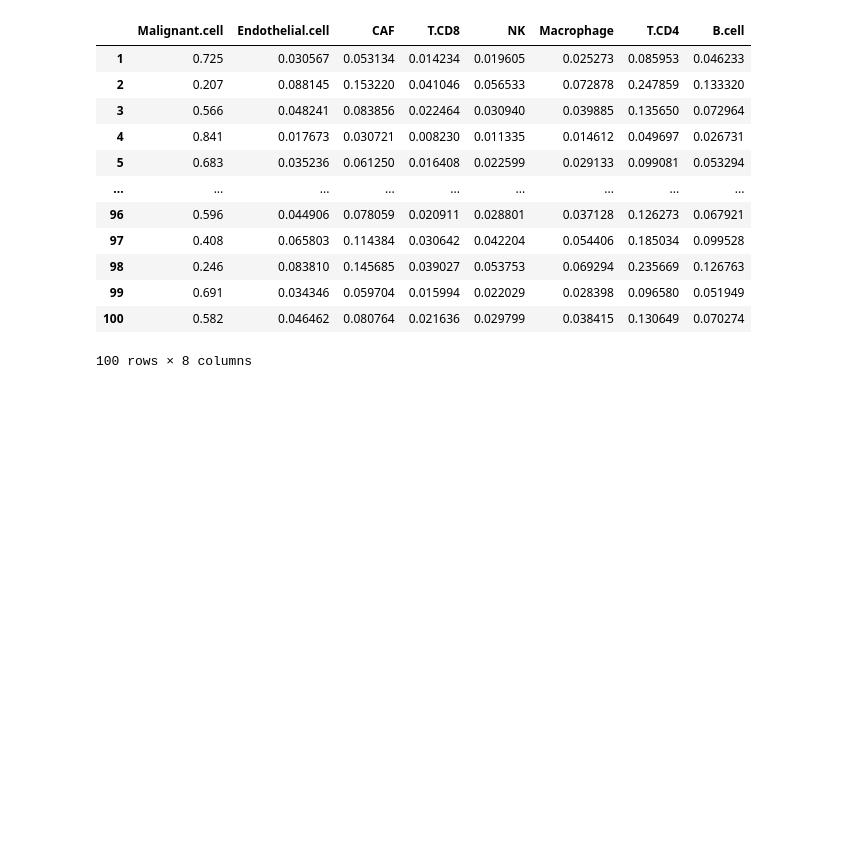
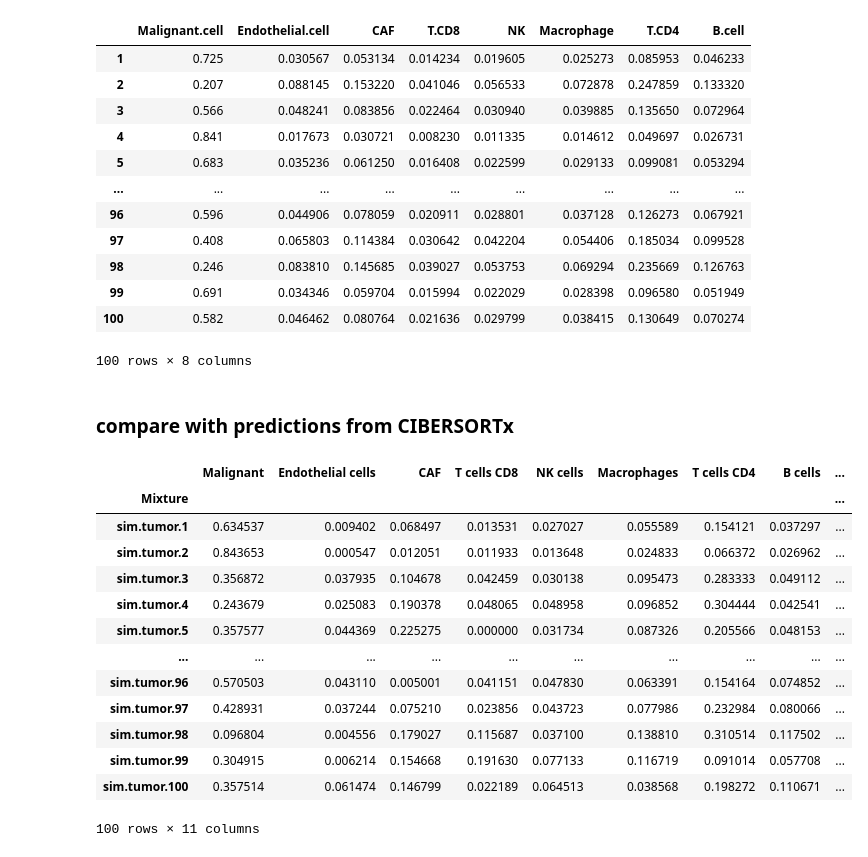
Before and after one commit to davidliu-lab/deconv, a Jupyter notebook: Load data from Derek's txt files.ipynb, the cells around one changed output. Drawn from its saved outputs; the diff is of its cells as text; code cells hidden in the pictures; blank space fills up the shorter version.

Commit message:
Add reading inputs and outouts from CIBERSORTx

```diff
--- a/Load data from Derek's txt files.ipynb
+++ b/Load data from Derek's txt files.ipynb
@@ -199,6 +188,28 @@ pd.read_csv(
 | 99 | 0.691 | 0.034346 | 0.059704 | 0.015994 | 0.022029 | 0.028398 | 0.096580 | 0.051949 |
 | 100 | 0.582 | 0.046462 | 0.080764 | 0.021636 | 0.029799 | 0.038415 | 0.130649 | 0.070274 |
 100 rows × 8 columns
+# %% [markdown]
+### compare with predictions from CIBERSORTx
+# %%
+# fp = "./data/dropbox/Dave Liu Lab/Derek/simulations/experiments/cibersortx/cibersortx_sim_0.5sd/CIBERSORTxGEP_Job3_Weights.txt"
+fp = "./data/dropbox/Dave Liu Lab/Derek/simulations/experiments/cibersortx/cibersortx_sim_0.5sd/CIBERSORTxGEP_Job3_Fractions-Adjusted.txt"
+
+pd.read_csv(fp, sep="\t", index_col="Mixture")
+# %% [output]
+|  | Malignant | Endothelial cells | CAF | T cells CD8 | NK cells | Macrophages | T cells CD4 | B cells | ... |
+| Mixture |  |  |  |  |  |  |  |  | ... |
+| sim.tumor.1 | 0.634537 | 0.009402 | 0.068497 | 0.013531 | 0.027027 | 0.055589 | 0.154121 | 0.037297 | ... |
+| sim.tumor.2 | 0.843653 | 0.000547 | 0.012051 | 0.011933 | 0.013648 | 0.024833 | 0.066372 | 0.026962 | ... |
+| sim.tumor.3 | 0.356872 | 0.037935 | 0.104678 | 0.042459 | 0.030138 | 0.095473 | 0.283333 | 0.049112 | ... |
+| sim.tumor.4 | 0.243679 | 0.025083 | 0.190378 | 0.048065 | 0.048958 | 0.096852 | 0.304444 | 0.042541 | ... |
+| sim.tumor.5 | 0.357577 | 0.044369 | 0.225275 | 0.000000 | 0.031734 | 0.087326 | 0.205566 | 0.048153 | ... |
+| ... | ... | ... | ... | ... | ... | ... | ... | ... | ... |
+| sim.tumor.96 | 0.570503 | 0.043110 | 0.005001 | 0.041151 | 0.047830 | 0.063391 | 0.154164 | 0.074852 | ... |
+| sim.tumor.97 | 0.428931 | 0.037244 | 0.075210 | 0.023856 | 0.043723 | 0.077986 | 0.232984 | 0.080066 | ... |
+| sim.tumor.98 | 0.096804 | 0.004556 | 0.179027 | 0.115687 | 0.037100 | 0.138810 | 0.310514 | 0.117502 | ... |
+| sim.tumor.99 | 0.304915 | 0.006214 | 0.154668 | 0.191630 | 0.077133 | 0.116719 | 0.091014 | 0.057708 | ... |
+| sim.tumor.100 | 0.357514 | 0.061474 | 0.146799 | 0.022189 | 0.064513 | 0.038568 | 0.198272 | 0.110671 | ... |
+100 rows × 11 columns
 # %%
 pd.read_csv(
     './data/dropbox/Dave Liu Lab/Derek/simulations/experiments/cibersortx/cibersortx_sim_0.5sd/CIBERSORTxGEP_Job3_GEPs.txt',
```
Also changed, not shown: parts of 18 cells of this notebook.
